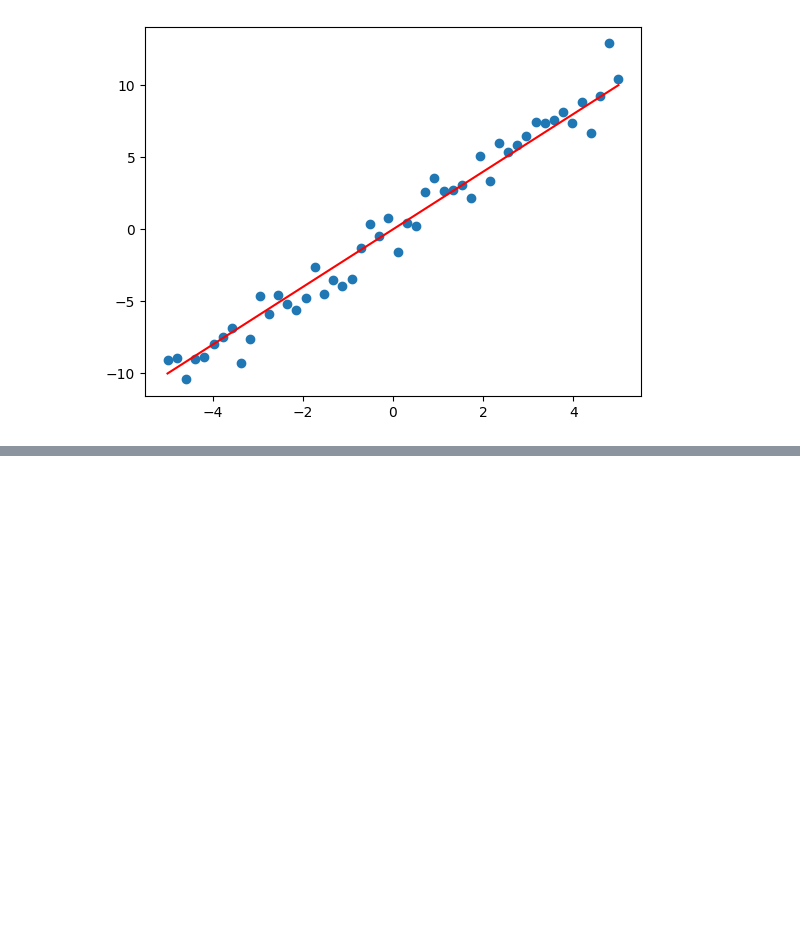
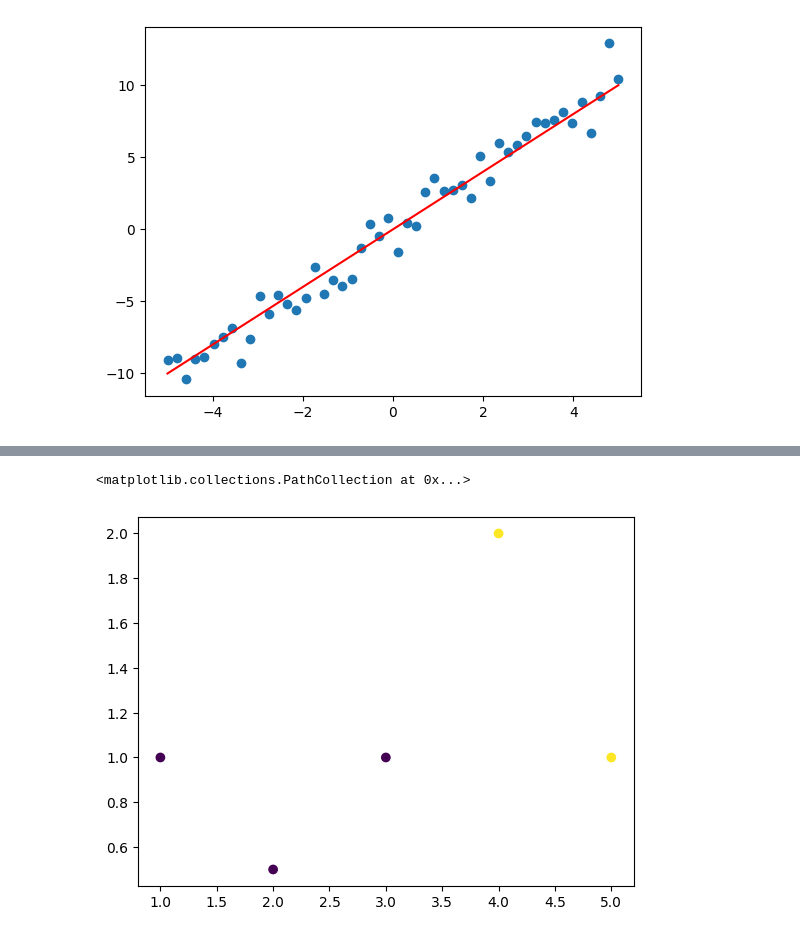
Before and after one commit to Sals-Ed/Project, a Jupyter notebook: DataAnalysis.ipynb, the cells around one changed output, grey strips where cells are left out. Saved outputs shown, nothing was run; the diff lists cells and outputs as text; code cells hidden in the pictures; blank space fills up the shorter version.

```diff
--- a/DataAnalysis.ipynb
+++ b/DataAnalysis.ipynb
@@ -12,0 +40,8 @@ plt.plot(x, 2 * x, "r")
+# %%
+train = np.array([[1, 1], [2, 0.5], [3, 1], [4, 2], [5, 1]])
+category = np.array([1, 1, 1, 2, 2])
+
+plt.scatter(train[:,0], train[:,1], c=category)
+# %% [output]
+<matplotlib.collections.PathCollection at 0x...>
+[figure, added]
```
Also changed, not shown: parts of 7 cells of this notebook, 3 other files.
